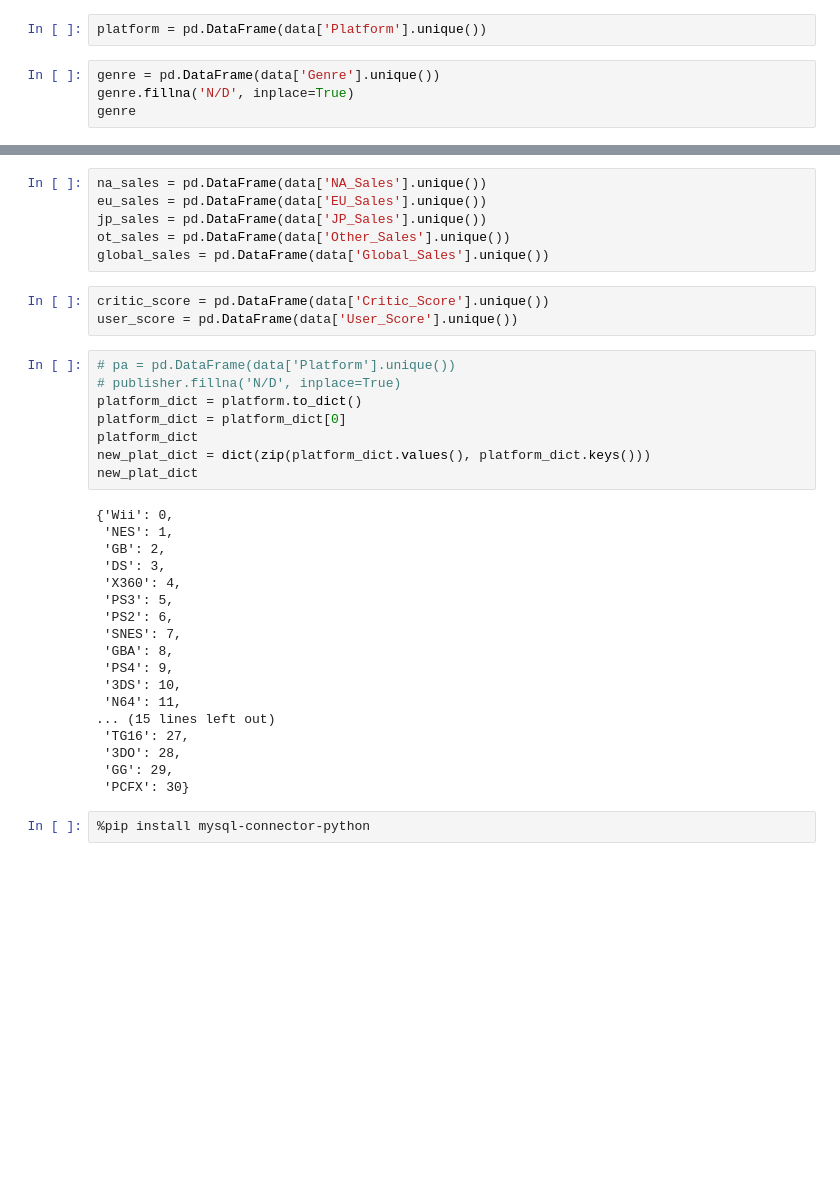
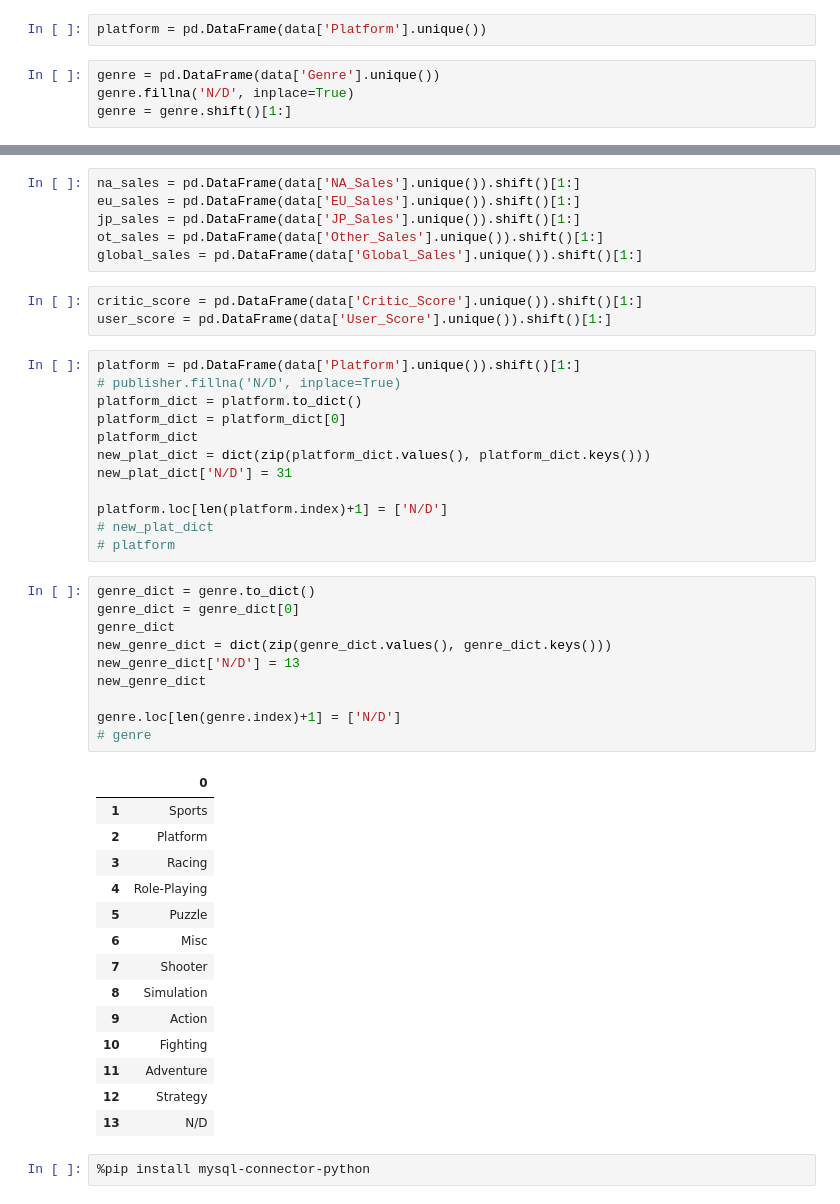
Before and after one commit to ehcp10/trabalho-D2TEC, a Jupyter notebook: preparacao-bd.ipynb, the cells around one changed output, grey strips where cells are left out. Drawn from its saved outputs; the diff is of its cells as text; blank space fills up the shorter version.

```diff
--- a/preparacao-bd.ipynb
+++ b/preparacao-bd.ipynb
@@ -43,4 +43,4 @@ platform = pd.DataFrame(data['Platform'].unique())
 # %%
 genre = pd.DataFrame(data['Genre'].unique())
 genre.fillna('N/D', inplace=True)
-genre
+genre = genre.shift()[1:]
@@ -88,38 +55,49 @@ new_dict
 # %%
-na_sales = pd.DataFrame(data['NA_Sales'].unique())
-eu_sales = pd.DataFrame(data['EU_Sales'].unique())
-jp_sales = pd.DataFrame(data['JP_Sales'].unique())
-ot_sales = pd.DataFrame(data['Other_Sales'].unique())
-global_sales = pd.DataFrame(data['Global_Sales'].unique())
+na_sales = pd.DataFrame(data['NA_Sales'].unique()).shift()[1:]
+eu_sales = pd.DataFrame(data['EU_Sales'].unique()).shift()[1:]
+jp_sales = pd.DataFrame(data['JP_Sales'].unique()).shift()[1:]
+ot_sales = pd.DataFrame(data['Other_Sales'].unique()).shift()[1:]
+global_sales = pd.DataFrame(data['Global_Sales'].unique()).shift()[1:]
 # %%
-critic_score = pd.DataFrame(data['Critic_Score'].unique())
-user_score = pd.DataFrame(data['User_Score'].unique())
+critic_score = pd.DataFrame(data['Critic_Score'].unique()).shift()[1:]
+user_score = pd.DataFrame(data['User_Score'].unique()).shift()[1:]
 # %%
-# pa = pd.DataFrame(data['Platform'].unique())
+platform = pd.DataFrame(data['Platform'].unique()).shift()[1:]
 # publisher.fillna('N/D', inplace=True)
 platform_dict = platform.to_dict()
 platform_dict = platform_dict[0]
 platform_dict
 new_plat_dict = dict(zip(platform_dict.values(), platform_dict.keys()))
-new_plat_dict
+new_plat_dict['N/D'] = 31
+
+platform.loc[len(platform.index)+1] = ['N/D']
+# new_plat_dict
+# platform
-# %% [output]
-{'Wii': 0,
- 'NES': 1,
- 'GB': 2,
- 'DS': 3,
- 'X360': 4,
- 'PS3': 5,
- 'PS2': 6,
- 'SNES': 7,
- 'GBA': 8,
- 'PS4': 9,
- '3DS': 10,
- 'N64': 11,
-... (15 lines left out)
- 'TG16': 27,
- '3DO': 28,
- 'GG': 29,
- 'PCFX': 30}
+# %%
+genre_dict = genre.to_dict()
+genre_dict = genre_dict[0]
+genre_dict
+new_genre_dict = dict(zip(genre_dict.values(), genre_dict.keys()))
+new_genre_dict['N/D'] = 13
+new_genre_dict
+
+genre.loc[len(genre.index)+1] = ['N/D']
+# genre
+# %% [output]
+|  | 0 |
+| 1 | Sports |
+| 2 | Platform |
+| 3 | Racing |
+| 4 | Role-Playing |
+| 5 | Puzzle |
+| 6 | Misc |
+| 7 | Shooter |
+| 8 | Simulation |
+| 9 | Action |
+| 10 | Fighting |
+| 11 | Adventure |
+| 12 | Strategy |
+| 13 | N/D |
 # %%
 %pip install mysql-connector-python
 # %% [output]
```
Also changed, not shown: parts of 5 cells of this notebook, 2 other files.
